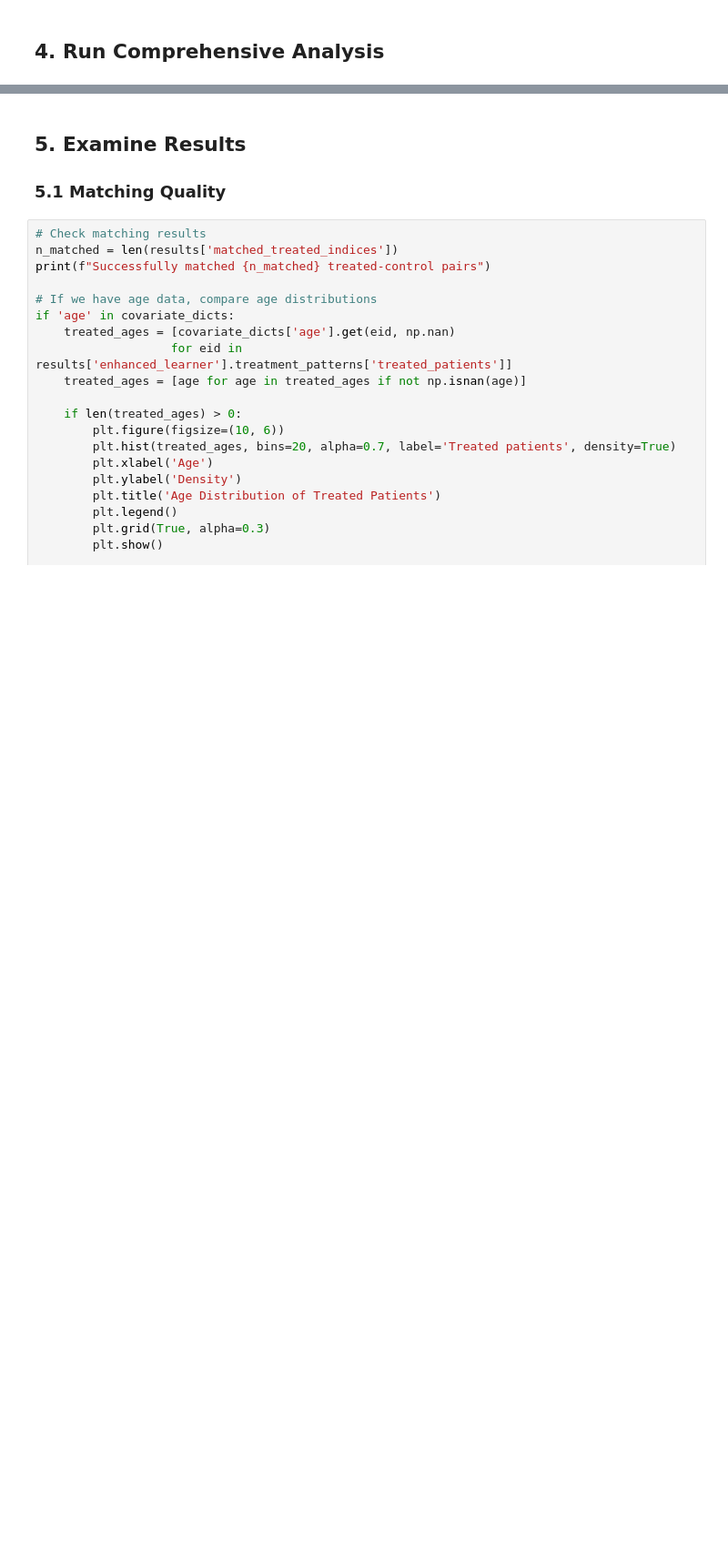
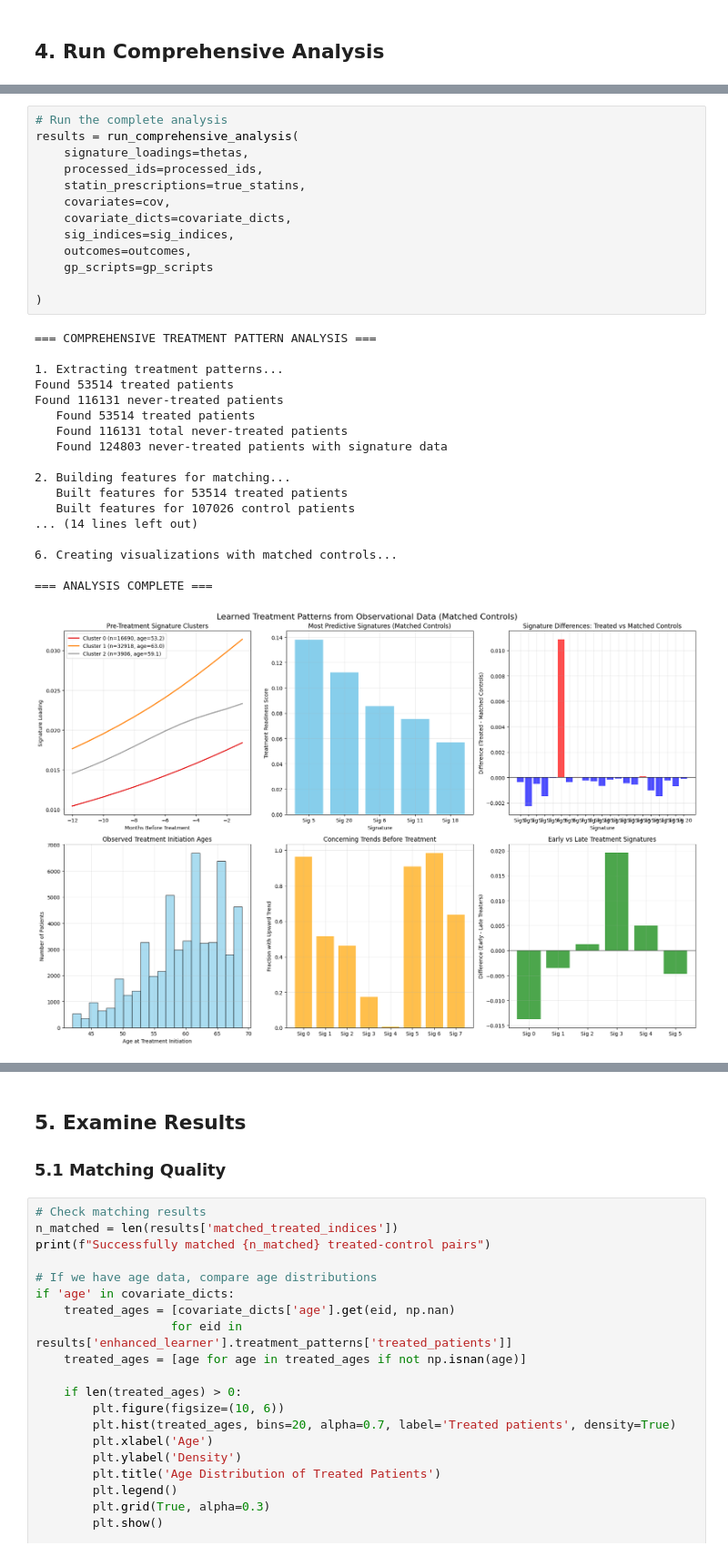
Before and after one commit to surbut/dtwin_noulli, a Jupyter notebook: comprehensive_analysis_notebook.ipynb, the cells around one changed output, grey strips where cells are left out. Shown at 91% size. Cells and saved outputs as stored; diff of their text form; blank space fills up the shorter version.

```diff
--- a/comprehensive_analysis_notebook.ipynb
+++ b/comprehensive_analysis_notebook.ipynb
@@ -110,0 +432,32 @@ results = run_comprehensive_analysis(
+# %%
+# Run the complete analysis
+results = run_comprehensive_analysis(
+    signature_loadings=thetas,
+    processed_ids=processed_ids,
+    statin_prescriptions=true_statins,
+    covariates=cov,
+    covariate_dicts=covariate_dicts,
+    sig_indices=sig_indices,
+    outcomes=outcomes,
+    gp_scripts=gp_scripts
+
+)
+# %% [output]
+=== COMPREHENSIVE TREATMENT PATTERN ANALYSIS ===
+
+1. Extracting treatment patterns...
+Found 53514 treated patients
+Found 116131 never-treated patients
+   Found 53514 treated patients
+   Found 116131 total never-treated patients
+   Found 124803 never-treated patients with signature data
+
+2. Building features for matching...
+   Built features for 53514 treated patients
+   Built features for 107026 control patients
+... (14 lines left out)
+
+6. Creating visualizations with matched controls...
+
+=== ANALYSIS COMPLETE ===
+[figure, added]
```
Also changed, not shown: parts of 13 cells of this notebook, 1 other file.
